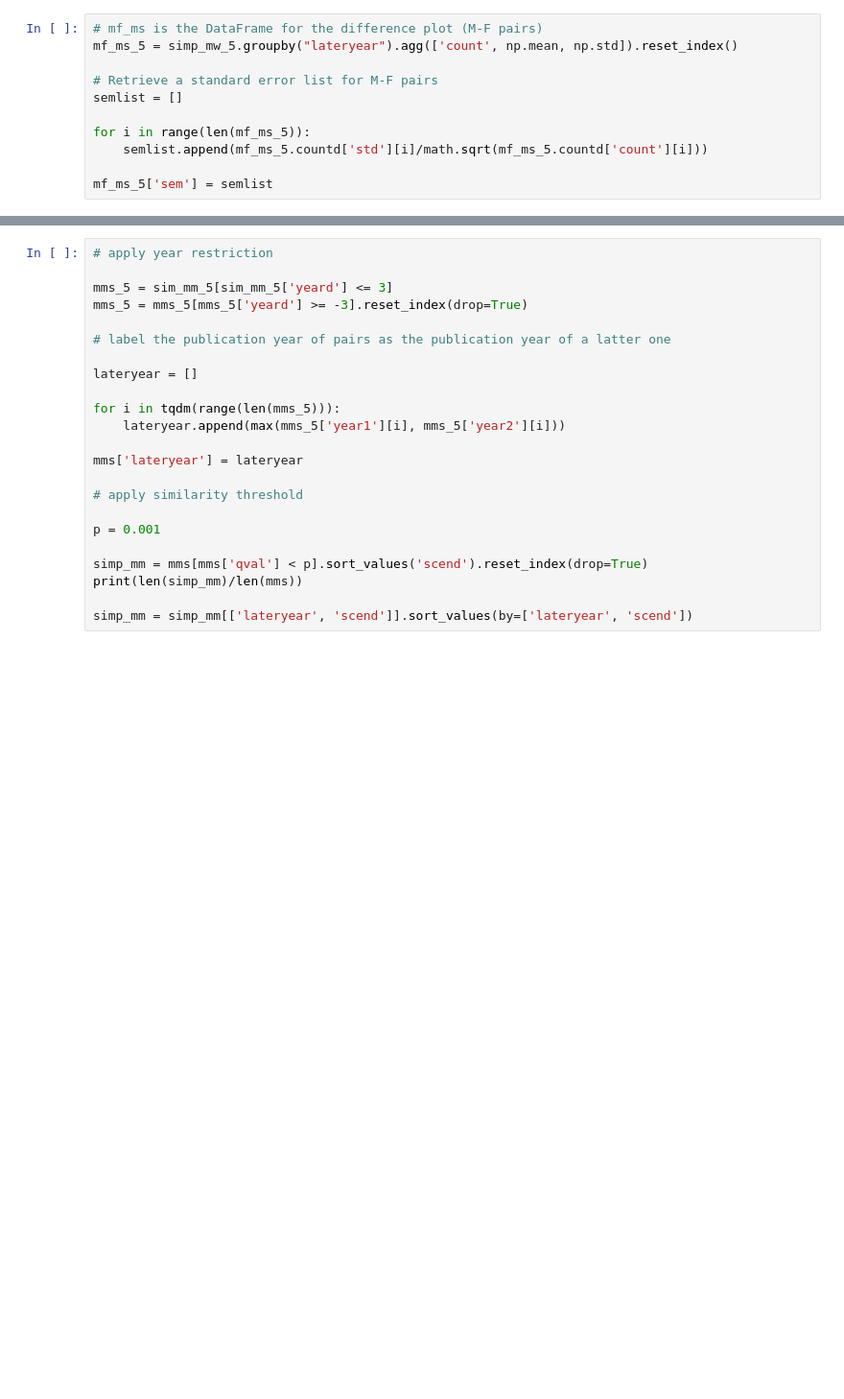
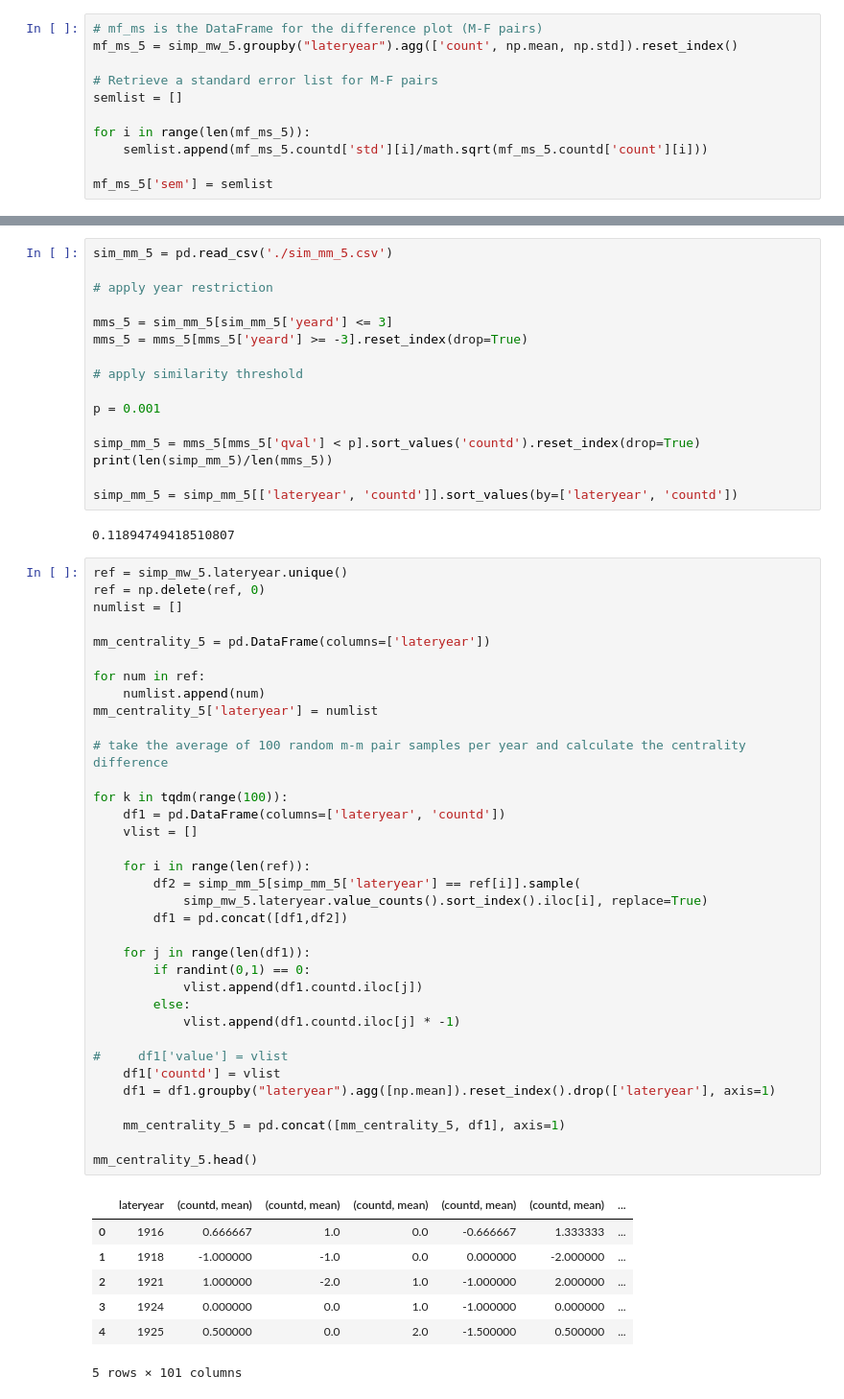
Before and after one commit to therobinkay/firstmover, a Jupyter notebook: main.ipynb, the cells around one changed output, grey strips where cells are left out. Shown at 96% size. Cells and saved outputs as stored; diff of their text form; blank space fills up the shorter version.

```diff
--- a/main.ipynb
+++ b/main.ipynb
@@ -2590,23 +2612,61 @@ sim_mm_5.head()
 # %%
+sim_mm_5 = pd.read_csv('./sim_mm_5.csv')
+
 # apply year restriction
 
 mms_5 = sim_mm_5[sim_mm_5['yeard'] <= 3]
 mms_5 = mms_5[mms_5['yeard'] >= -3].reset_index(drop=True)
 
-# label the publication year of pairs as the publication year of a latter one
-
-lateryear = []
-
-for i in tqdm(range(len(mms_5))):
-    lateryear.append(max(mms_5['year1'][i], mms_5['year2'][i]))
-
-mms['lateryear'] = lateryear
-
 # apply similarity threshold
 
 p = 0.001
 
-simp_mm = mms[mms['qval'] < p].sort_values('scend').reset_index(drop=True)
-print(len(simp_mm)/len(mms))
+simp_mm_5 = mms_5[mms_5['qval'] < p].sort_values('countd').reset_index(drop=True)
+print(len(simp_mm_5)/len(mms_5))
 
-simp_mm = simp_mm[['lateryear', 'scend']].sort_values(by=['lateryear', 'scend'])
+simp_mm_5 = simp_mm_5[['lateryear', 'countd']].sort_values(by=['lateryear', 'countd'])
+# %% [output]
+0.11894749418510807
+# %%
+ref = simp_mw_5.lateryear.unique()
+ref = np.delete(ref, 0)
+numlist = []
+
+mm_centrality_5 = pd.DataFrame(columns=['lateryear'])
+
+for num in ref:
+    numlist.append(num)
+mm_centrality_5['lateryear'] = numlist
+
+# take the average of 100 random m-m pair samples per year and calculate the centrality difference
+
+for k in tqdm(range(100)):
+    df1 = pd.DataFrame(columns=['lateryear', 'countd'])
+    vlist = []
+
+    for i in range(len(ref)):
+        df2 = simp_mm_5[simp_mm_5['lateryear'] == ref[i]].sample(
+            simp_mw_5.lateryear.value_counts().sort_index().iloc[i], replace=True)
+        df1 = pd.concat([df1,df2])
+
+    for j in range(len(df1)):
+        if randint(0,1) == 0:
+            vlist.append(df1.countd.iloc[j])
+        else:
+            vlist.append(df1.countd.iloc[j] * -1)
+
+#     df1['value'] = vlist
+    df1['countd'] = vlist
+    df1 = df1.groupby("lateryear").agg([np.mean]).reset_index().drop(['lateryear'], axis=1)
+
+    mm_centrality_5 = pd.concat([mm_centrality_5, df1], axis=1)
+
+mm_centrality_5.head()
+# %% [output]
+|  | lateryear | (countd, mean) | (countd, mean) | (countd, mean) | (countd, mean) | (countd, mean) | ... |
+| 0 | 1916 | 0.666667 | 1.0 | 0.0 | -0.666667 | 1.333333 | ... |
+| 1 | 1918 | -1.000000 | -1.0 | 0.0 | 0.000000 | -2.000000 | ... |
+| 2 | 1921 | 1.000000 | -2.0 | 1.0 | -1.000000 | 2.000000 | ... |
+| 3 | 1924 | 0.000000 | 0.0 | 1.0 | -1.000000 | 0.000000 | ... |
+| 4 | 1925 | 0.500000 | 0.0 | 2.0 | -1.500000 | 0.500000 | ... |
+5 rows × 101 columns
```
Also changed, not shown: parts of 9 cells of this notebook.
